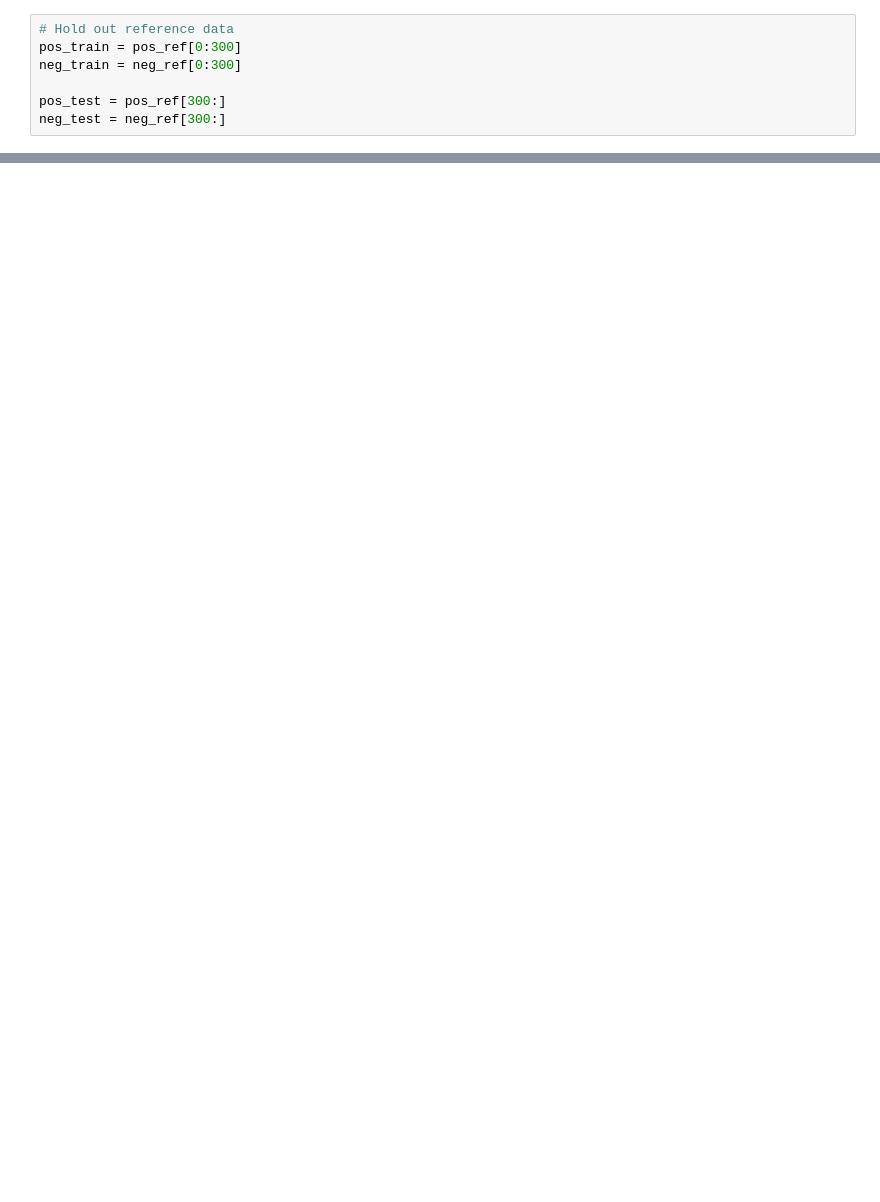
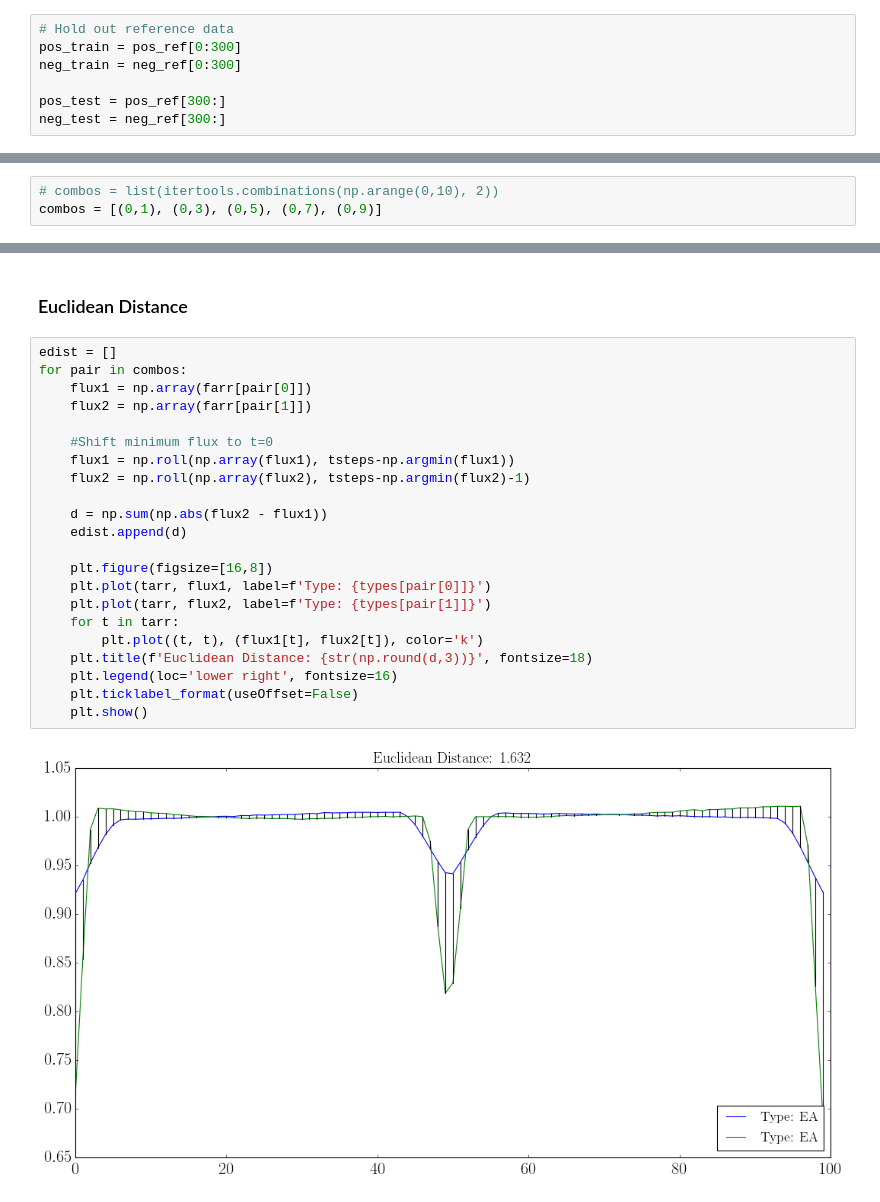
Before and after one commit to jbirky/tess_binaries, a Jupyter notebook: notebooks/dtw_test.ipynb, the cells around one changed output, grey strips where cells are left out. Drawn from its saved outputs; the diff is of its cells as text; blank space fills up the shorter version.

Commit message:
euclidean & dtw implementation

```diff
--- a/notebooks/dtw_test.ipynb
+++ b/notebooks/dtw_test.ipynb
@@ -209,0 +167,3 @@ Stacking 1 light curve(s).
+# %%
+# combos = list(itertools.combinations(np.arange(0,10), 2))
+combos = [(0,1), (0,3), (0,5), (0,7), (0,9)]
@@ -209,0 +177,26 @@ Stacking 1 light curve(s).
+# %% [markdown]
+### Euclidean Distance
+# %%
+edist = []
+for pair in combos:
+    flux1 = np.array(farr[pair[0]])
+    flux2 = np.array(farr[pair[1]])
+
+    #Shift minimum flux to t=0
+    flux1 = np.roll(np.array(flux1), tsteps-np.argmin(flux1))
+    flux2 = np.roll(np.array(flux2), tsteps-np.argmin(flux2)-1)
+
+    d = np.sum(np.abs(flux2 - flux1))
+    edist.append(d)
+
+    plt.figure(figsize=[16,8])
+    plt.plot(tarr, flux1, label=f'Type: {types[pair[0]]}')
+    plt.plot(tarr, flux2, label=f'Type: {types[pair[1]]}')
+    for t in tarr:
+        plt.plot((t, t), (flux1[t], flux2[t]), color='k')
+    plt.title(f'Euclidean Distance: {str(np.round(d,3))}', fontsize=18)
+    plt.legend(loc='lower right', fontsize=16)
+    plt.ticklabel_format(useOffset=False)
+    plt.show()
+# %% [output]
+[figure, added]
```
Also changed, not shown: parts of 23 cells of this notebook.
